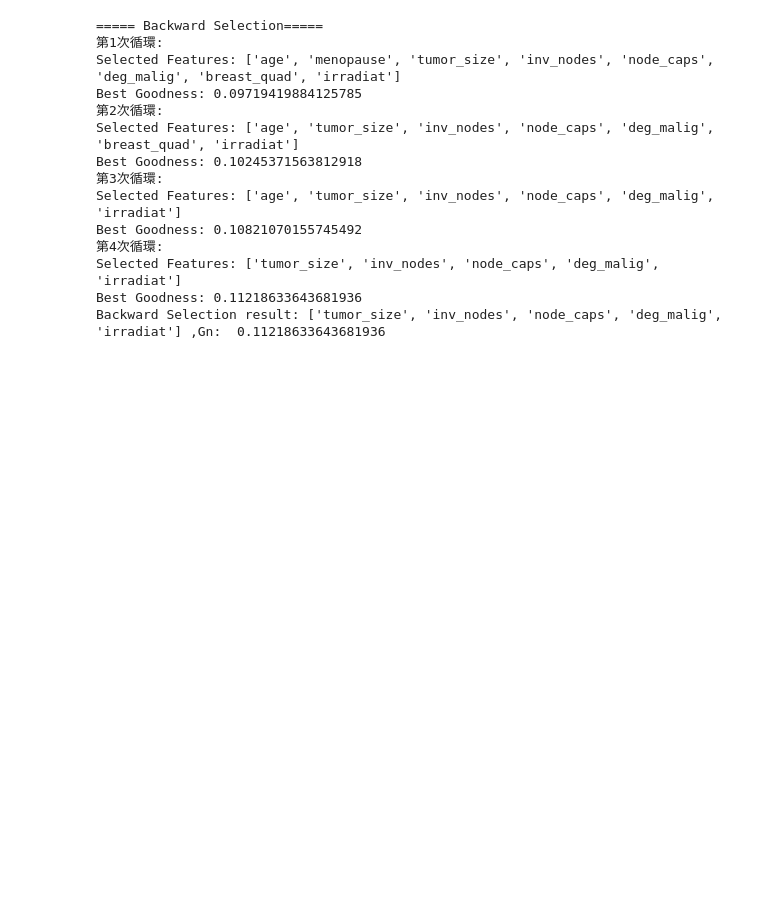
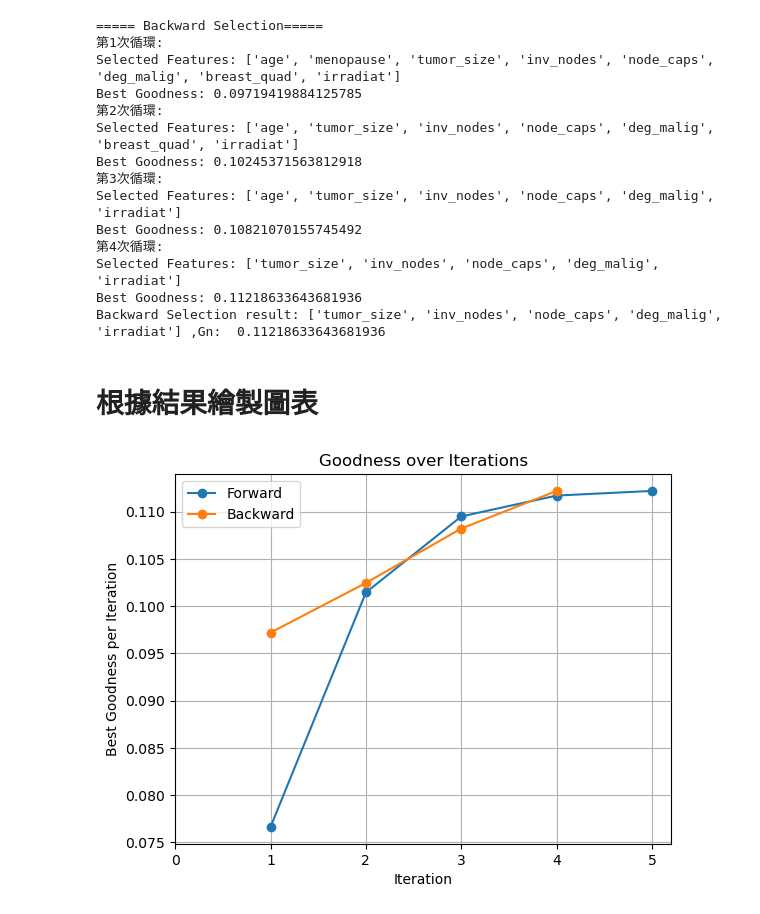
Before and after one commit to hhakk0001/Feature-Selection-HW, a Jupyter notebook: feature_selection.ipynb, the cells around one changed output. Cells and saved outputs as stored; diff of their text form; code cells hidden in the pictures; blank space fills up the shorter version.

Commit message:
新增實驗結果的圖表
新增以 pyplot 實現的圖表

```diff
--- a/feature_selection.ipynb
+++ b/feature_selection.ipynb
@@ -253,6 +253,10 @@ f_remaining_attributes = ['age', 'menopause', 'tumor_size', 'inv_nodes',
              'node_caps', 'deg_malig', 'breast', 'breast_quad', 'irradiat']
 f_best_goodness = 0.0
 f_iteration = 0
+
+# 紀錄每輪更新後的 best_goodness(圖表用)
+f_gn_history = []
+f_iter_history = []
 
 while True:
 
@@ -271,17 +275,19 @@ while True:
             feature_to_add = f_remaining_attributes[attr_idx]
             best_goodness_in_cycle = goodness(new_feature_subset, patient_list)
 
-
     # 如果加入特徵不能再使 Goodness 增加，則停止
     if best_goodness_in_cycle < f_best_goodness:
         break
-
 
     # 如果可以，則更新子集和 Goodness
     f_feature_subset.append(feature_to_add)
     f_best_goodness = best_goodness_in_cycle
     f_remaining_attributes.remove(feature_to_add)
 
+    # 紀錄該輪的迭代結果(圖表用)
+    f_gn_history.append(f_best_goodness)
+    f_iter_history.append(f_iteration)
+
     print(f"第{f_iteration}次循環:")
     print(f"Selected Features: {f_feature_subset}")
     print(f"Best Goodness: {f_best_goodness:}")
@@ -316,6 +322,9 @@ b_feature_subset = ['age', 'menopause', 'tumor_size', 'inv_nodes',
 b_best_goodness = goodness(b_feature_subset, patient_list)
 b_iteration = 0
 
+# 紀錄每輪更新後的 best_goodness(圖表用)
+b_gn_history = []
+b_iter_history = []
 
 while True:
 
@@ -345,6 +354,11 @@ while True:
     b_feature_subset.remove(feature_to_remove)
     b_best_goodness = best_goodness_in_cycle
 
+    # 紀錄該輪的迭代結果(圖表用)
+    b_gn_history.append(b_best_goodness)
+    b_iter_history.append(b_iteration)
+
+
     print(f"第{b_iteration}次循環:")
     print(f"Selected Features: {b_feature_subset}")
     print(f"Best Goodness: {b_best_goodness:}")
@@ -365,3 +379,22 @@ Best Goodness: 0.10821070155745492
 Selected Features: ['tumor_size', 'inv_nodes', 'node_caps', 'deg_malig', 'irradiat']
 Best Goodness: 0.11218633643681936
 Backward Selection result: ['tumor_size', 'inv_nodes', 'node_caps', 'deg_malig', 'irradiat'] ,Gn:  0.11218633643681936
+# %% [markdown]
+# 根據結果繪製圖表
+# %%
+import matplotlib.pyplot as plt
+
+plt.figure()
+plt.plot(f_iter_history, f_gn_history, marker="o", label="Forward")
+plt.plot(b_iter_history, b_gn_history, marker="o", label="Backward")
+plt.title("Goodness over Iterations")
+plt.xlabel("Iteration")
+plt.ylabel("Best Goodness per Iteration")
+max_iter = max(max(f_iter_history), max(b_iter_history))
+plt.xticks(range(0, max_iter + 1, 1))
+
+plt.grid(True)
+plt.legend()
+plt.show()
+# %% [output]
+[figure, added]
```
Also changed, not shown: 3 other files.
